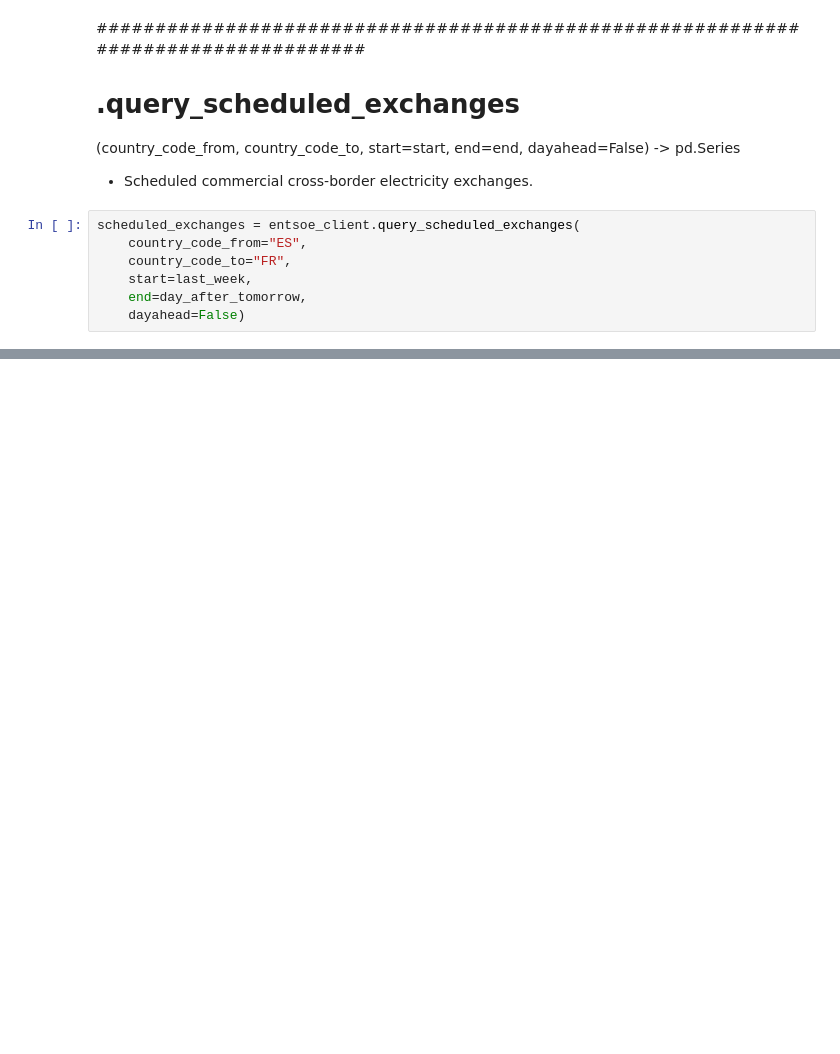
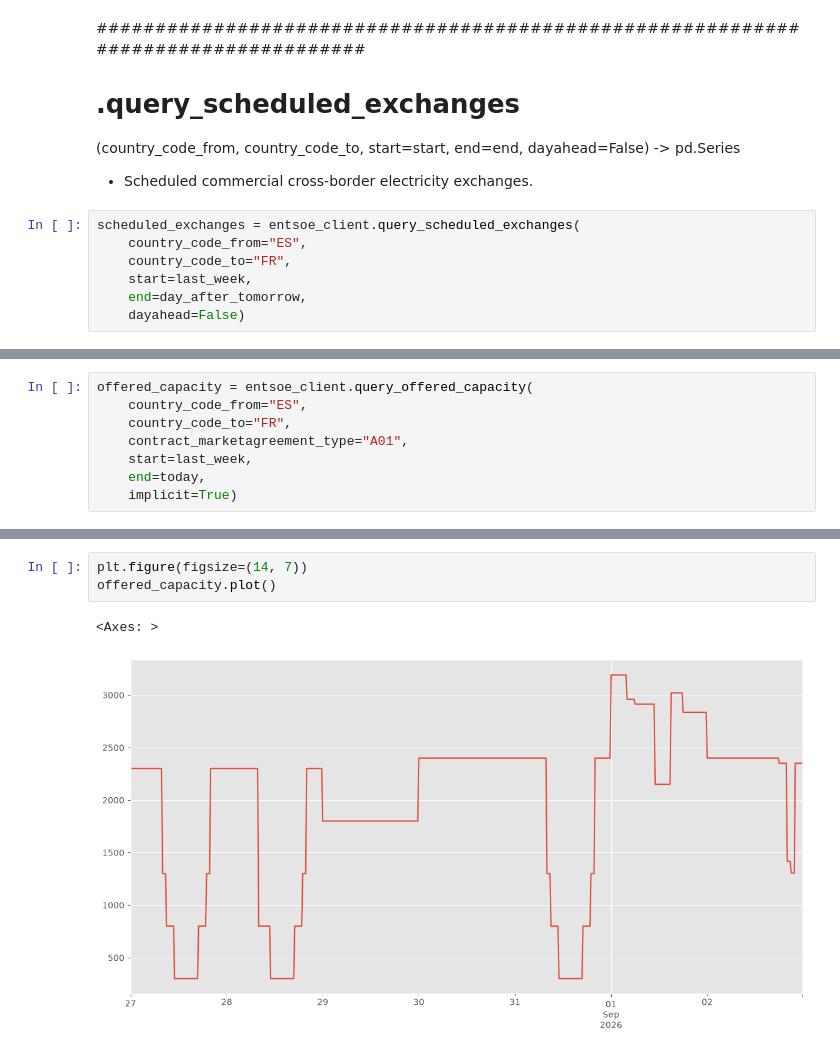
Before and after one commit to DianaDorobantu/electricity-market-brief, a Jupyter notebook: entsoe_data_categories/market.ipynb, the cells around one changed output, grey strips where cells are left out. Cells and saved outputs as stored; diff of their text form; blank space fills up the shorter version.

Commit message:
update entsoe_data_categ

```diff
--- a/entsoe_data_categories/market.ipynb
+++ b/entsoe_data_categories/market.ipynb
@@ -576,0 +581,8 @@ plt.show()
+# %%
+offered_capacity = entsoe_client.query_offered_capacity(
+    country_code_from="ES",
+    country_code_to="FR",
+    contract_marketagreement_type="A01",
+    start=last_week,
+    end=today,
+    implicit=True)
@@ -576,0 +619,6 @@ plt.show()
+# %%
+plt.figure(figsize=(14, 7))
+offered_capacity.plot()
+# %% [output]
+<Axes: >
+[figure, added]
```
Also changed, not shown: parts of 38 cells of this notebook, 3 other files.
